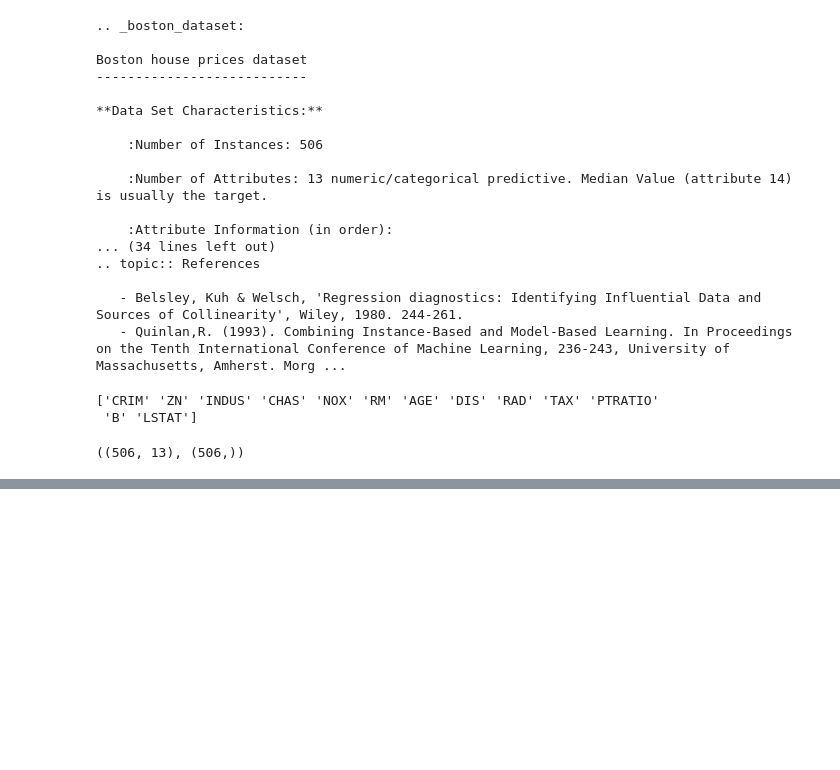
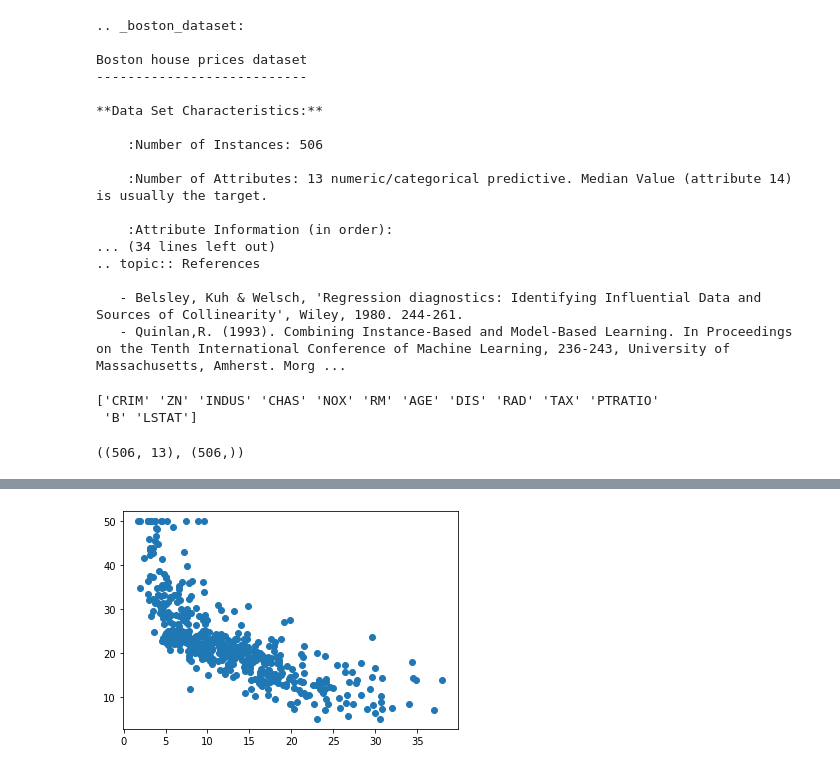
Before and after one commit to wekler/REPA, a Jupyter notebook: 2 Semana - Regressão/Sklearn.ipynb, the cells around one changed output, grey strips where cells are left out. Drawn from its saved outputs; the diff is of its cells as text; code cells hidden in the pictures; blank space fills up the shorter version.

```diff
--- a/2 Semana - Regressão/Sklearn.ipynb
+++ b/2 Semana - Regressão/Sklearn.ipynb
@@ -36,0 +57,6 @@ X.shape, y.shape
+# %%
+X12 = X[:,12:13]
+plt.scatter (X12, y)
+plt.show()
+# %% [output]
+[figure, added]
```
Also changed, not shown: parts of 2 cells of this notebook.
